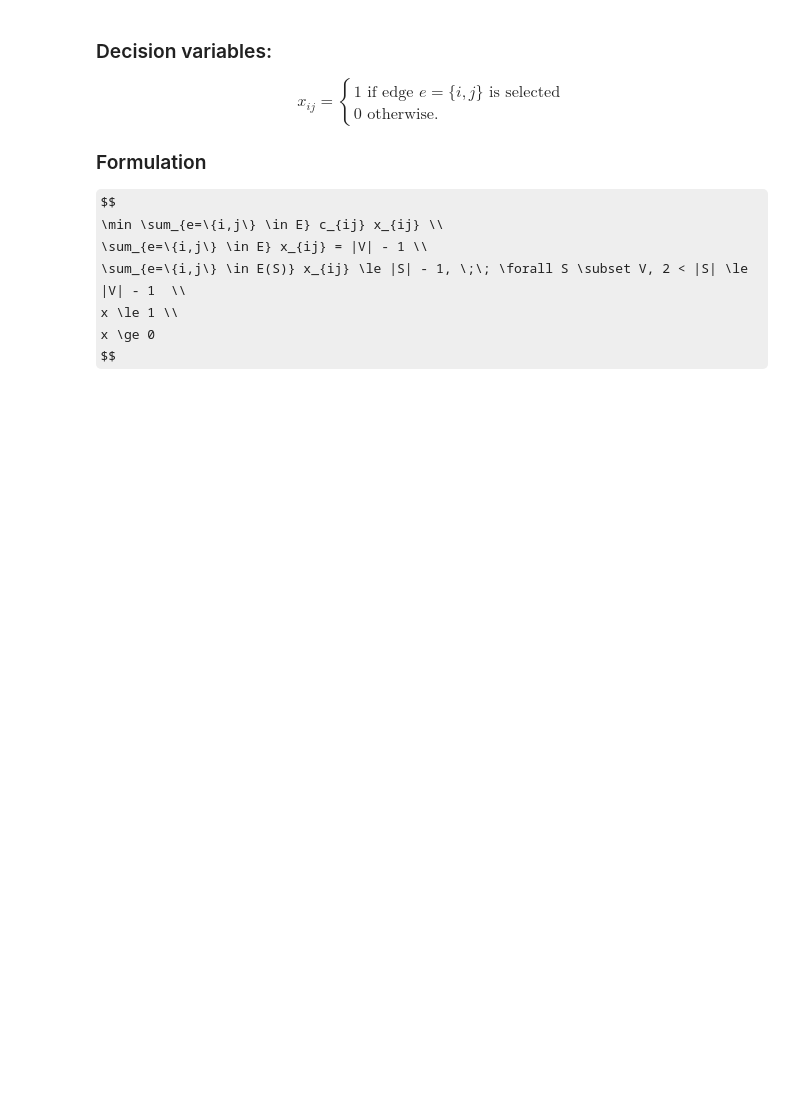
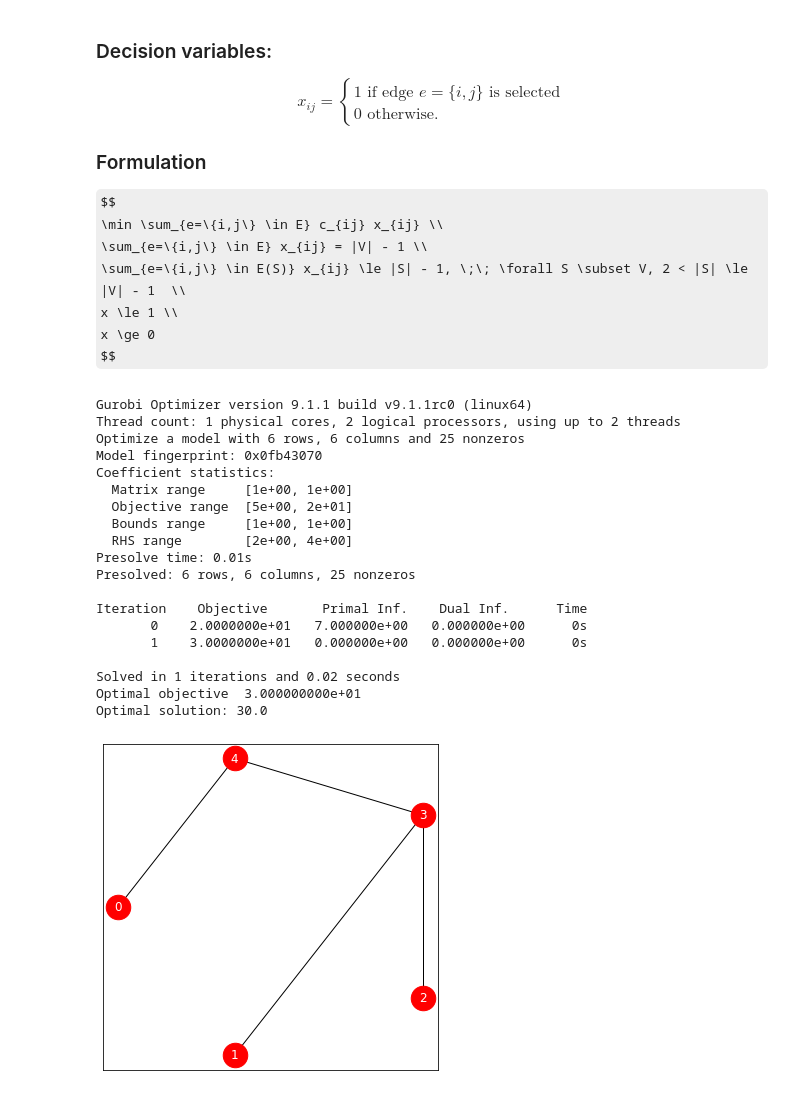
Before and after one commit to LeonardoSer/Magistrale_NEDAS, a Jupyter notebook: NetOpt/jupyter_notebooks/mio_MST.ipynb, the cells around one changed output. Drawn from its saved outputs; the diff is of its cells as text; code cells hidden in the pictures; some formulas as TeX source; blank space fills up the shorter version.

```diff
--- a/NetOpt/jupyter_notebooks/mio_MST.ipynb
+++ b/NetOpt/jupyter_notebooks/mio_MST.ipynb
@@ -62,4 +44,39 @@ def powerset(iterable):
     "powerset([1,2,3]) --> () (1,) (2,) (3,) (1,2) (1,3) (2,3) (1,2,3)"
     s = list(iterable)
     return chain.from_iterable(combinations(s, r) for r in range(len(s)+1))
+# %%
+class args:
+    filename = None
+    scale = 40
+    figsize = (6,6)
+
+def drawSol(G, x):
+
+    plt.figure(figsize=args.figsize)
+
+    pos = nx.shell_layout(G)
+
+
+    nx.draw_networkx_nodes(G,
+                           pos=pos,
+                           node_shape='o',
+                           node_size=600,
+                           node_color='red',
+                           label=[G.nodes()])
+
+    nx.draw_networkx_labels(G, pos=pos, font_color='w', font_size=12)
+
+    for u,v in G.edges():
+        if x[u,v].x > 0.01 and x[u,v].x < 0.9:
+            nx.draw_networkx_edges(G, pos=pos,
+                                   edgelist=[(u,v)],
+                                   edge_color='r')
+
+            nx.draw_networkx_edge_labels(G, pos=pos,
+                                         edge_labels={(u,v):'{:.2f}'.format(x[u,v].x)})
+
+        if x[u,v].x > 0.9:
+            nx.draw_networkx_edges(G, pos=pos,
+                                   edgelist=[(u,v)],
+                                   edge_color='k')
 # %%
@@ -112,3 +132,28 @@ for i in powerset(G.nodes()):
 
 mst_model.update()
 mst_model.write('mst.lp')
+# %%
+mst_model.optimize()
+print ("Optimal solution:", mst_model.objVal)
+drawSol(G,x)
+# %% [output]
+Gurobi Optimizer version 9.1.1 build v9.1.1rc0 (linux64)
+Thread count: 1 physical cores, 2 logical processors, using up to 2 threads
+Optimize a model with 6 rows, 6 columns and 25 nonzeros
+Model fingerprint: 0x0fb43070
+Coefficient statistics:
+  Matrix range     [1e+00, 1e+00]
+  Objective range  [5e+00, 2e+01]
+  Bounds range     [1e+00, 1e+00]
+  RHS range        [2e+00, 4e+00]
+Presolve time: 0.01s
+Presolved: 6 rows, 6 columns, 25 nonzeros
+
+Iteration    Objective       Primal Inf.    Dual Inf.      Time
+       0    2.0000000e+01   7.000000e+00   0.000000e+00      0s
+       1    3.0000000e+01   0.000000e+00   0.000000e+00      0s
+
+Solved in 1 iterations and 0.02 seconds
+Optimal objective  3.000000000e+01
+Optimal solution: 30.0
+[figure, added]
```
Also changed, not shown: parts of 3 cells of this notebook.
